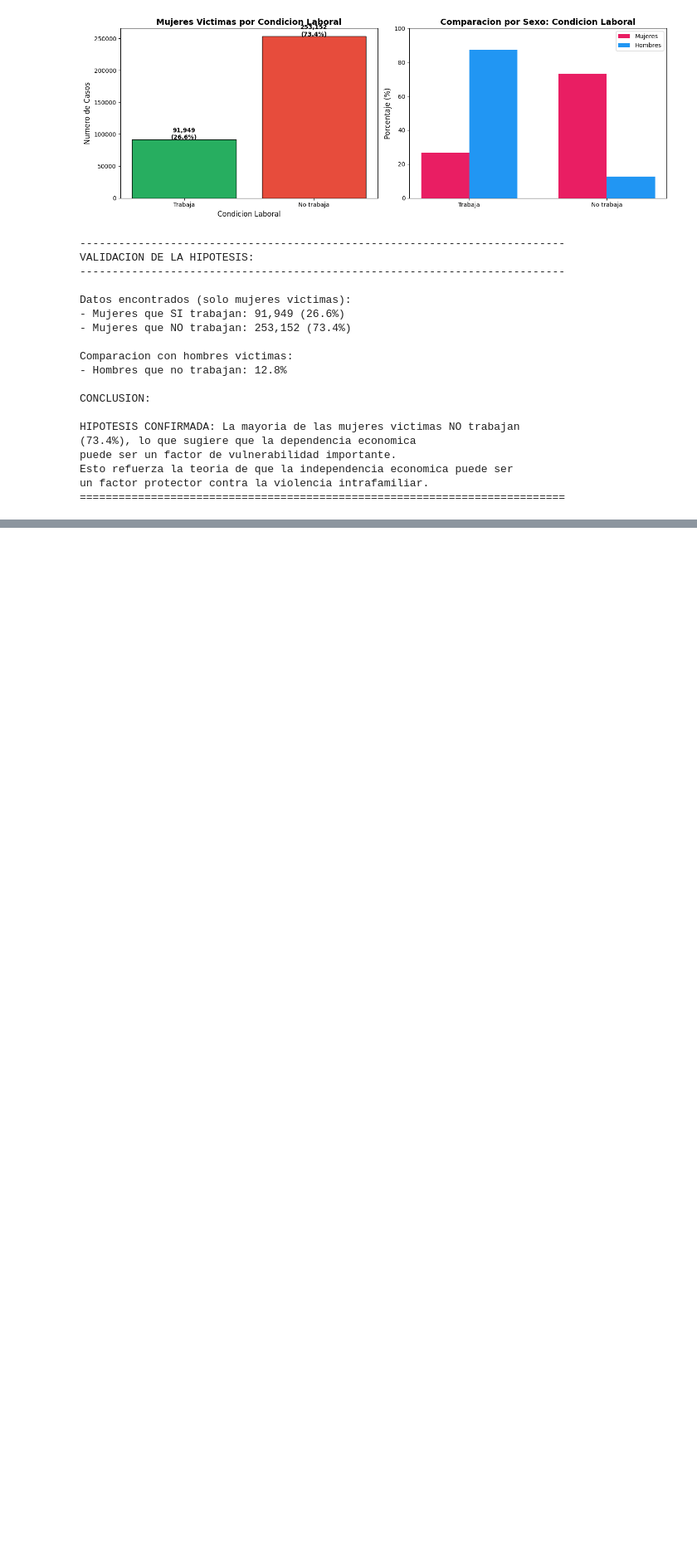
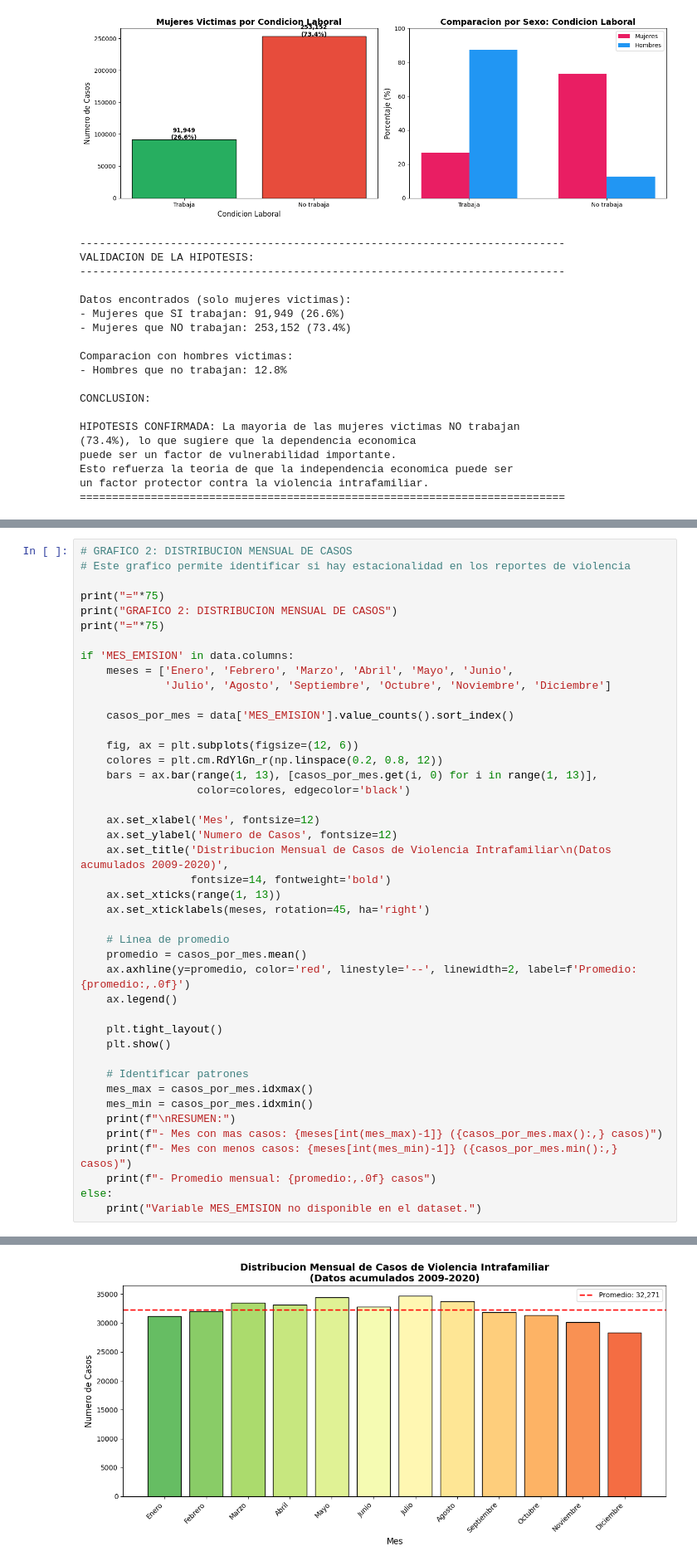
Before and after one commit to FerAHMz/proy1-md, a Jupyter notebook: data-analist-violencia-intrafamiliar/analisis_violenciaIntra.ipynb, the cells around one changed output, grey strips where cells are left out. Shown at 83% size. Saved outputs shown, nothing was run; the diff lists cells and outputs as text; blank space fills up the shorter version.

```diff
--- a/data-analist-violencia-intrafamiliar/analisis_violenciaIntra.ipynb
+++ b/data-analist-violencia-intrafamiliar/analisis_violenciaIntra.ipynb
@@ -1920,0 +2036,44 @@ un factor protector contra la violencia intrafamiliar.
+# %%
+# GRAFICO 2: DISTRIBUCION MENSUAL DE CASOS
+# Este grafico permite identificar si hay estacionalidad en los reportes de violencia
+
+print("="*75)
+print("GRAFICO 2: DISTRIBUCION MENSUAL DE CASOS")
+print("="*75)
+
+if 'MES_EMISION' in data.columns:
+    meses = ['Enero', 'Febrero', 'Marzo', 'Abril', 'Mayo', 'Junio',
+             'Julio', 'Agosto', 'Septiembre', 'Octubre', 'Noviembre', 'Diciembre']
+
+    casos_por_mes = data['MES_EMISION'].value_counts().sort_index()
+
+    fig, ax = plt.subplots(figsize=(12, 6))
+    colores = plt.cm.RdYlGn_r(np.linspace(0.2, 0.8, 12))
+    bars = ax.bar(range(1, 13), [casos_por_mes.get(i, 0) for i in range(1, 13)],
+                  color=colores, edgecolor='black')
+
+    ax.set_xlabel('Mes', fontsize=12)
+    ax.set_ylabel('Numero de Casos', fontsize=12)
+    ax.set_title('Distribucion Mensual de Casos de Violencia Intrafamiliar\n(Datos acumulados 2009-2020)',
+                 fontsize=14, fontweight='bold')
+    ax.set_xticks(range(1, 13))
+    ax.set_xticklabels(meses, rotation=45, ha='right')
+
+    # Linea de promedio
+    promedio = casos_por_mes.mean()
+    ax.axhline(y=promedio, color='red', linestyle='--', linewidth=2, label=f'Promedio: {promedio:,.0f}')
+    ax.legend()
+
+    plt.tight_layout()
+    plt.show()
+
+    # Identificar patrones
+    mes_max = casos_por_mes.idxmax()
+    mes_min = casos_por_mes.idxmin()
+    print(f"\nRESUMEN:")
+    print(f"- Mes con mas casos: {meses[int(mes_max)-1]} ({casos_por_mes.max():,} casos)")
+    print(f"- Mes con menos casos: {meses[int(mes_min)-1]} ({casos_por_mes.min():,} casos)")
+    print(f"- Promedio mensual: {promedio:,.0f} casos")
+else:
+    print("Variable MES_EMISION no disponible en el dataset.")
+# %% [output]
@@ -1920,0 +2083 @@ un factor protector contra la violencia intrafamiliar.
+[figure, added]
```
Also changed, not shown: parts of 19 cells of this notebook.
